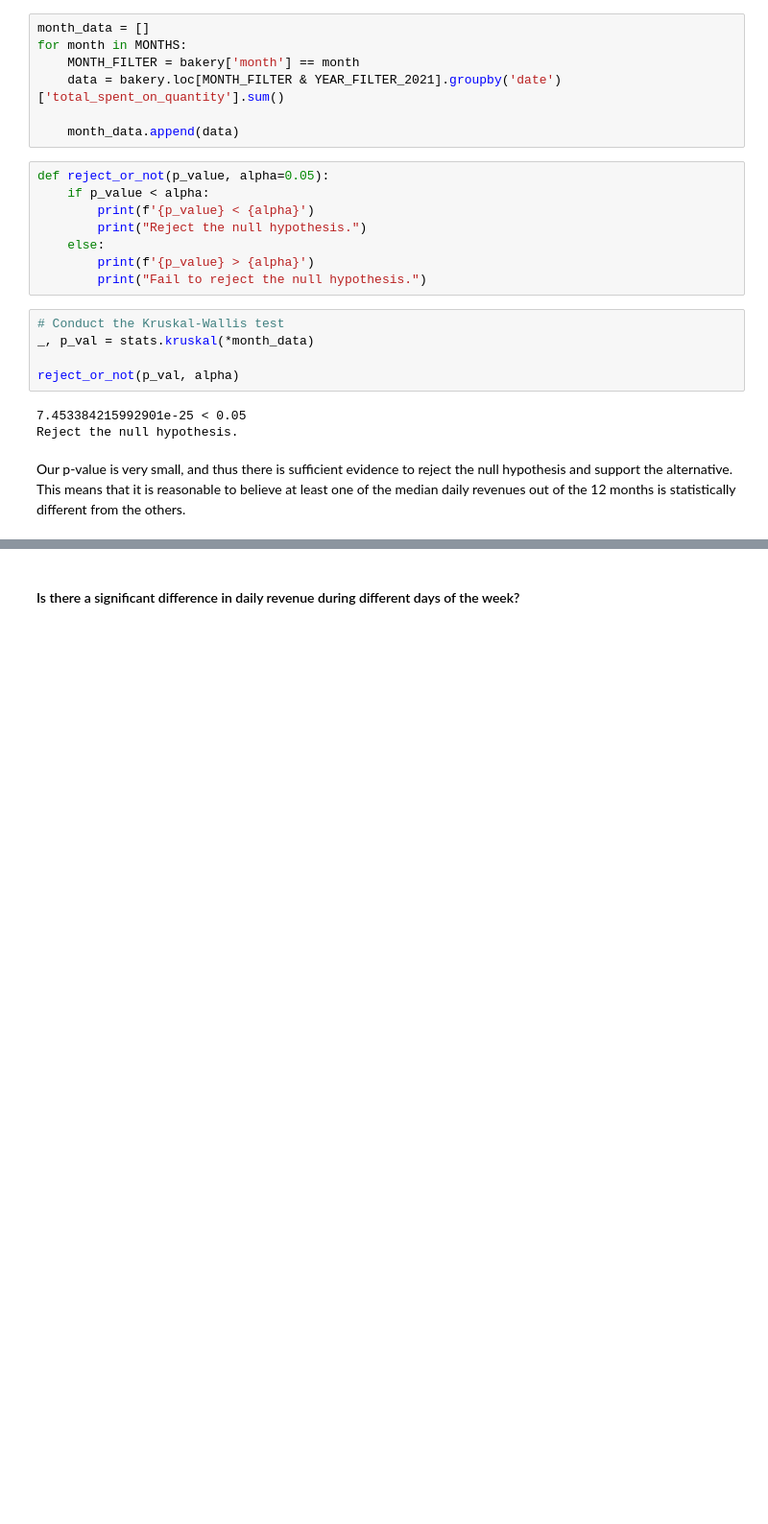
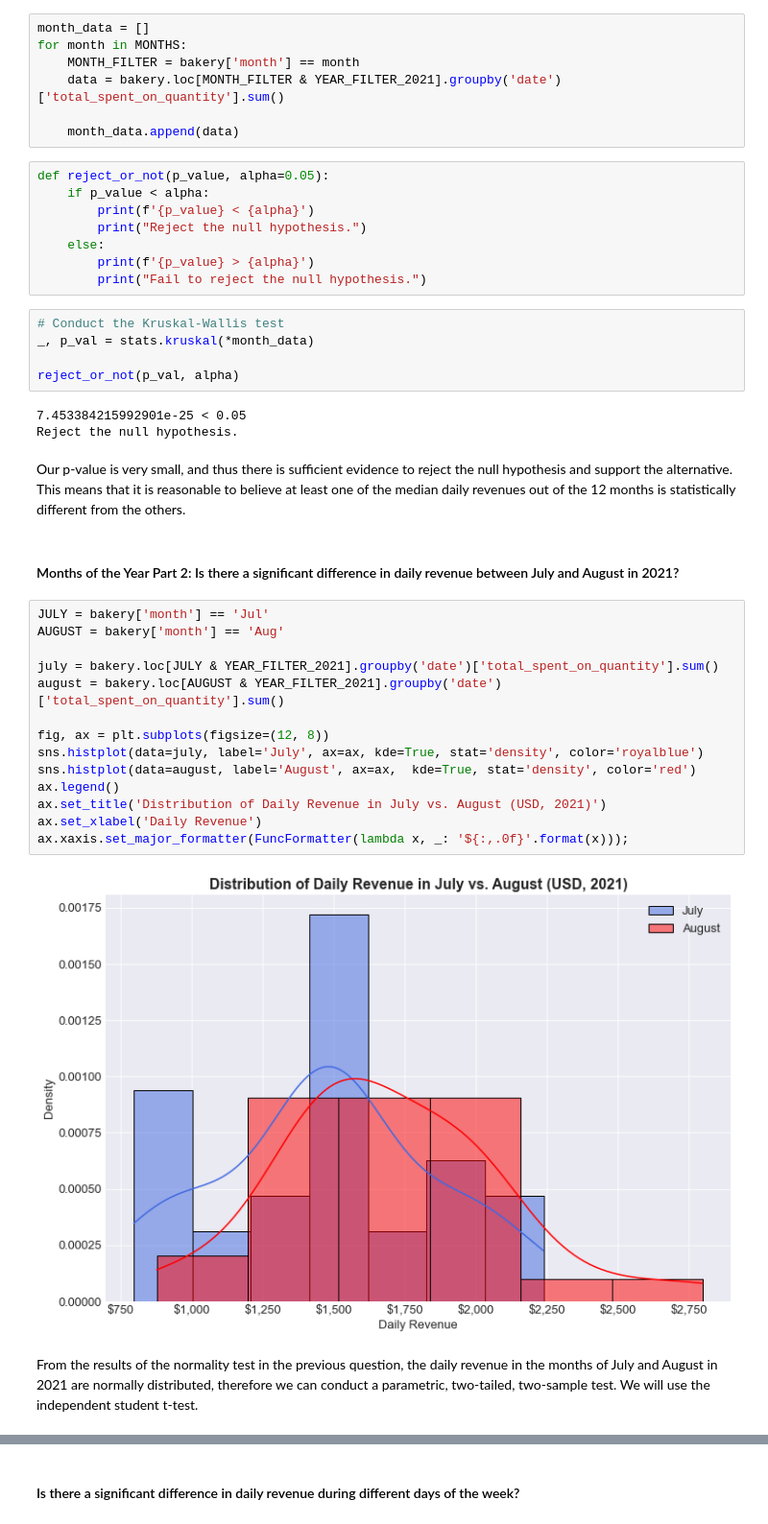
Before and after one commit to TrinityGahagen2K/french-bakery-analysis, a Jupyter notebook: french_bakery_analysis.ipynb, the cells around one changed output, grey strips where cells are left out. Shown at 96% size. Drawn from its saved outputs; the diff is of its cells as text; blank space fills up the shorter version.

```diff
--- a/french_bakery_analysis.ipynb
+++ b/french_bakery_analysis.ipynb
@@ -681,3 +707,23 @@ reject_or_not(p_val, alpha)
 Reject the null hypothesis.
 # %% [markdown]
 Our p-value is very small, and thus there is sufficient evidence to reject the null hypothesis and support the alternative. This means that it is reasonable to believe at least one of the median daily revenues out of the 12 months is statistically different from the others.
+# %% [markdown]
+#### Months of the Year Part 2: Is there a significant difference in daily revenue between July and August in 2021?
+# %%
+JULY = bakery['month'] == 'Jul'
+AUGUST = bakery['month'] == 'Aug'
+
+july = bakery.loc[JULY & YEAR_FILTER_2021].groupby('date')['total_spent_on_quantity'].sum()
+august = bakery.loc[AUGUST & YEAR_FILTER_2021].groupby('date')['total_spent_on_quantity'].sum()
+
+fig, ax = plt.subplots(figsize=(12, 8))
+sns.histplot(data=july, label='July', ax=ax, kde=True, stat='density', color='royalblue')
+sns.histplot(data=august, label='August', ax=ax,  kde=True, stat='density', color='red')
+ax.legend()
+ax.set_title('Distribution of Daily Revenue in July vs. August (USD, 2021)')
+ax.set_xlabel('Daily Revenue')
+ax.xaxis.set_major_formatter(FuncFormatter(lambda x, _: '${:,.0f}'.format(x)));
+# %% [output]
+[figure, added]
+# %% [markdown]
+From the results of the normality test in the previous question, the daily revenue in the months of July and August in 2021 are normally distributed, therefore we can conduct a parametric, two-tailed, two-sample test. We will use the independent student t-test.
```
Also changed, not shown: parts of 33 cells of this notebook.
